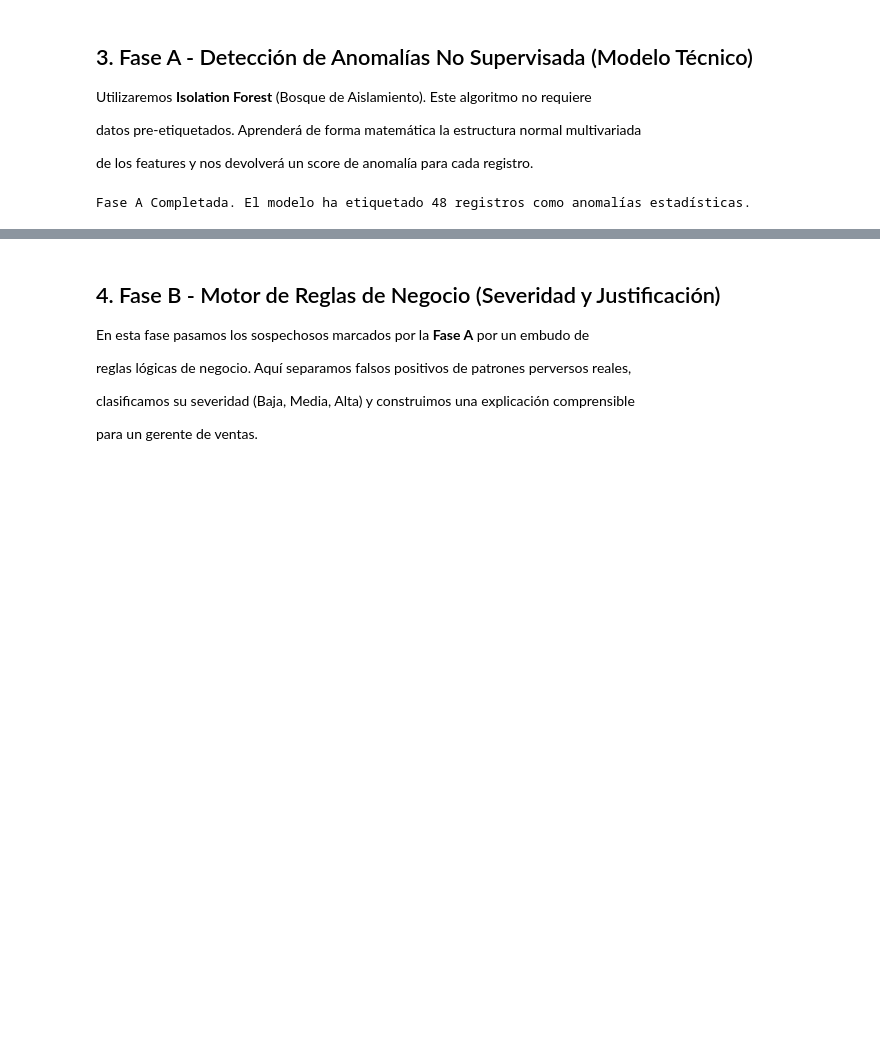
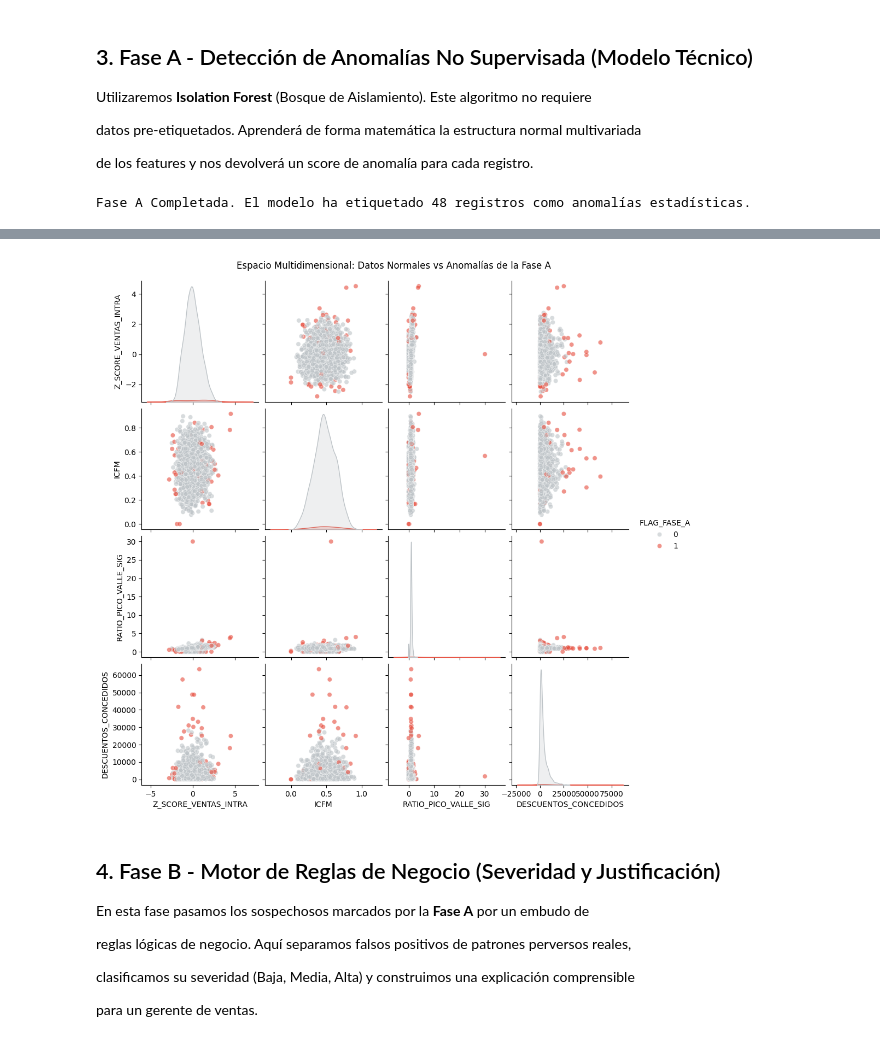
Before and after one commit to sergiomorapardo/StochasticAITechniquesClass, a Jupyter notebook: Notebooks/L13_iforest_heristics.ipynb, the cells around one changed output, grey strips where cells are left out. Cells and saved outputs as stored; diff of their text form; code cells hidden in the pictures; blank space fills up the shorter version.

```diff
--- a/Notebooks/L13_iforest_heristics.ipynb
+++ b/Notebooks/L13_iforest_heristics.ipynb
@@ -315,3 +337,18 @@ Fase A Completada. El modelo ha etiquetado 48 registros como anomalías estadís
+# %%
+# Visualización de Fronteras de Aislamiento Multidimensional
+features_plot = ['Z_SCORE_VENTAS_INTRA', 'ICFM', 'RATIO_PICO_VALLE_SIG', 'DESCUENTOS_CONCEDIDOS']
+
+sns.pairplot(
+    df_analizado,
+    vars=features_plot,
+    hue='FLAG_FASE_A',
+    palette={0: '#bdc3c7', 1: '#e74c3c'}, # Gris normales, Rojo anomalías
+    plot_kws={'alpha': 0.6}
+)
+plt.suptitle('Espacio Multidimensional: Datos Normales vs Anomalías de la Fase A', y=1.02)
+plt.show()
+# %% [output]
+[figure, added]
 # %% [markdown]
  ## 4. Fase B - Motor de Reglas de Negocio (Severidad y Justificación)
 
```
Also changed, not shown: parts of 9 cells of this notebook.
